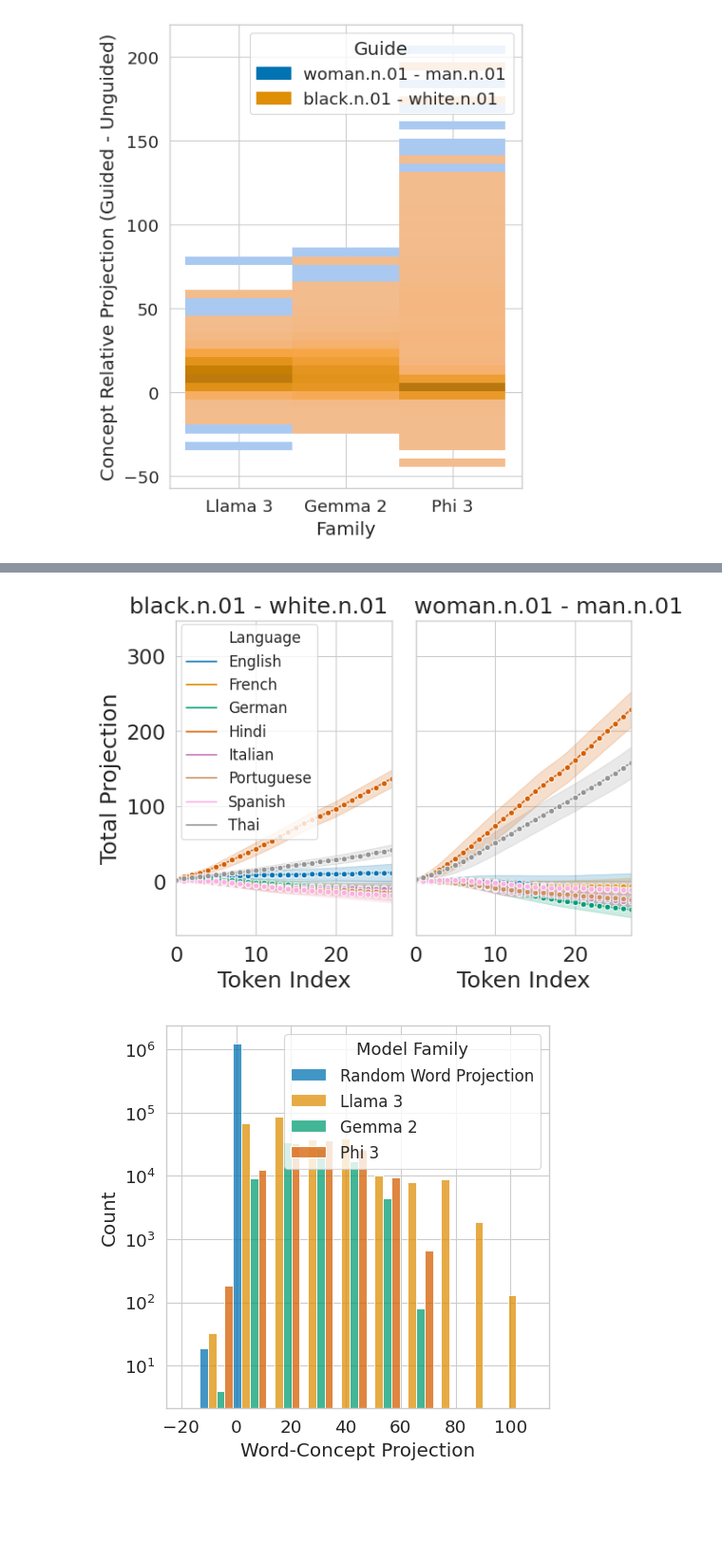
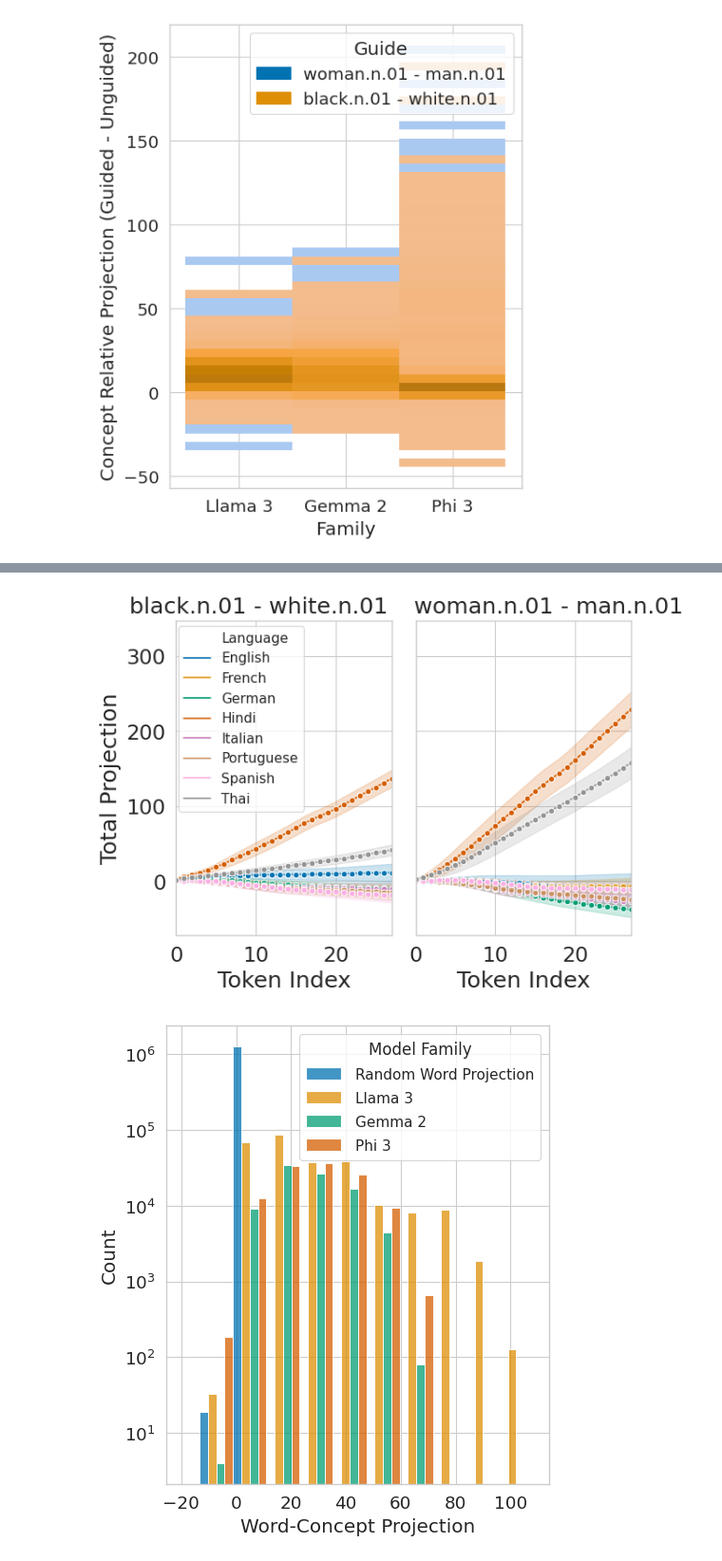
Before and after one commit to phvv-me/frame-representation-hypothesis, a Jupyter notebook: plotting.ipynb, the cells around one changed output, grey strips where cells are left out. Shown: that part at 95% size. Drawn from its saved outputs; the diff is of its cells as text; code cells hidden in the pictures; blank space fills up the shorter version.

Commit message:
plots updated

```diff
--- a/plotting.ipynb
+++ b/plotting.ipynb
@@ -151,46 +151,46 @@ for i, concept in enumerate(concepts):
 
 # Create a legend to the right of the subplots
 handles, labels = axes[0].get_legend_handles_labels()
-fig.legend(handles[:-2], labels[:-2], loc='center right', bbox_to_anchor=(0.35, 0.64), fontsize=12)
+fig.legend(handles[:-2], labels[:-2], loc='center right', bbox_to_anchor=(0.33, 0.67), fontsize=11)
 
 plt.tight_layout()
 plt.subplots_adjust(right=0.78)  # Make room for the legend on the right
 plt.savefig("resources/07_guided_generation_language_ablation_subplots.pdf", dpi=400, bbox_inches="tight")
 # %% [output]
-[figure, old version]
+[figure, new version]
 # %%
 import matplotlib.pyplot as plt
 import numpy as np
 import pandas as pd
 import seaborn as sns
 
 sns.set_style("whitegrid")
 sns.set_context("paper", font_scale=1.5)
 
 df = pd.read_pickle("resources/03_concept_vs_word_frames_relationship.pkl")
 df = df.rename(columns={"total projection": "Word-Concept Projection"})
 df.columns = [s.title() for s in df.columns]
 
-plt.figure(figsize=(5, 5))
+plt.figure(figsize=(5, 5.8))
 plt.yscale("log")
 ax = sns.histplot(
         df,
         x=df.columns[0],
         hue=df.columns[1],
         palette="colorblind",
         multiple="dodge",
         # discrete=True,
         bins=10,
 )
 # Adjust x-axis to show all ticks properly, especially if values are negative
 x_min = df[df.columns[0]].min()
 x_max = df[df.columns[0]].max()
 x_range = x_max - x_min
 plt.xlim(x_min - 0.1 * x_range, x_max + 0.05 * x_range)
-plt.setp(ax.get_legend().get_texts(), fontsize='12')
-plt.setp(ax.get_legend().get_title(), fontsize='13')
+plt.setp(ax.get_legend().get_texts(), fontsize='11')
+plt.setp(ax.get_legend().get_title(), fontsize='12')
 plt.tight_layout()
 plt.subplots_adjust(left=0.15)  # Add more space on the left for tick labels
 plt.savefig("resources/03_concept_vs_word_frames_relationship.pdf", dpi=200, bbox_inches="tight")
 # %% [output]
-[figure, old version]
+[figure, new version]
```
Also changed, not shown: parts of 1 cell of this notebook, 7 other files.
